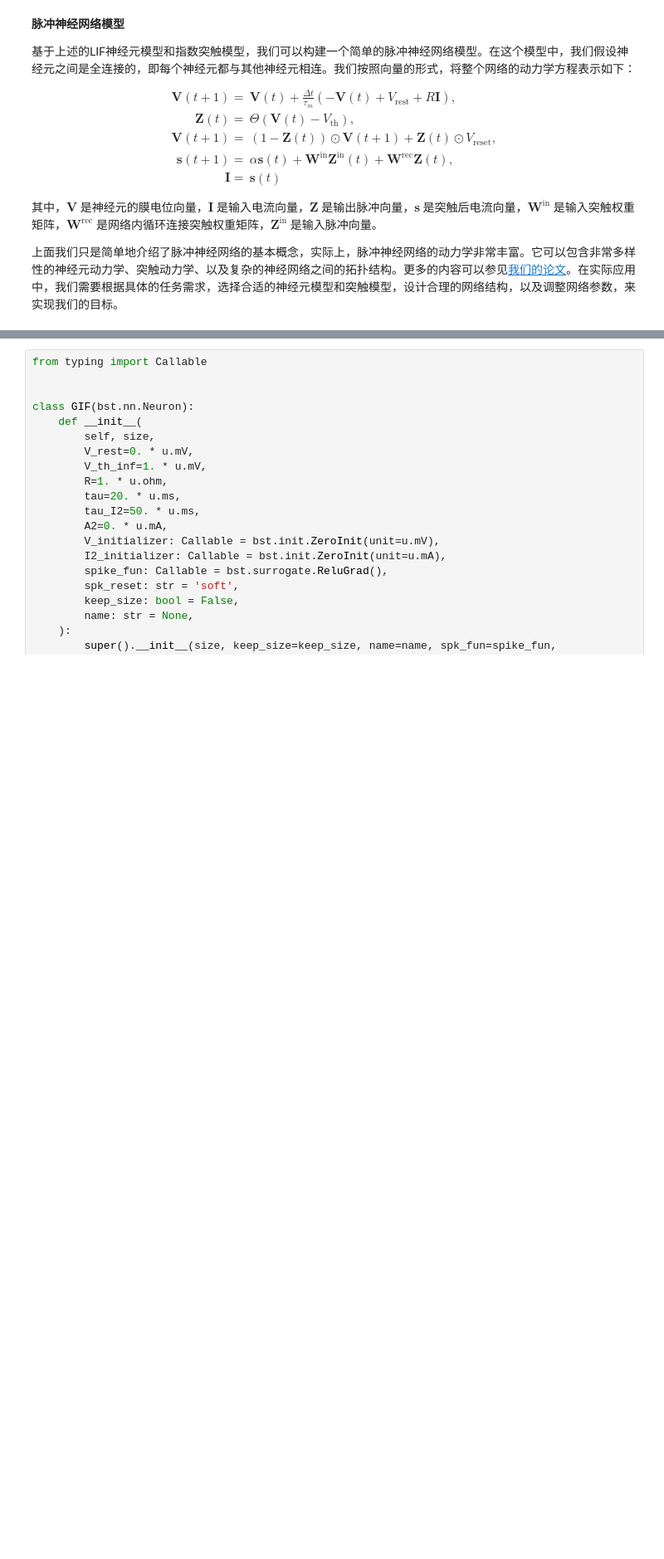
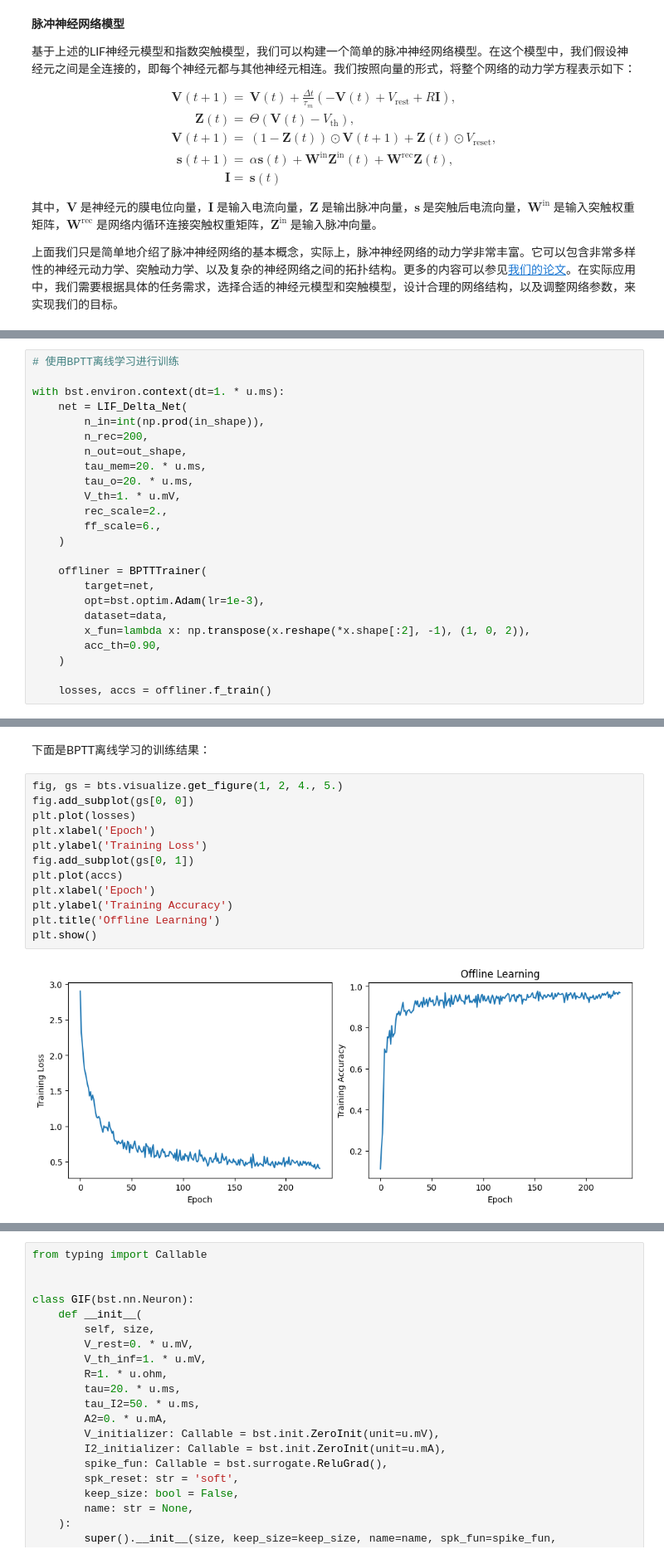
Before and after one commit to chaobrain/brainscale, a Jupyter notebook: docs/quickstart/snn_online_learning-zh.ipynb, the cells around one changed output, grey strips where cells are left out. Shown at 83% size. Saved outputs shown, nothing was run; the diff lists cells and outputs as text; blank space fills up the shorter version.

```diff
--- a/docs/quickstart/snn_online_learning-zh.ipynb
+++ b/docs/quickstart/snn_online_learning-zh.ipynb
@@ -95,0 +443,24 @@ $$
+# %%
+# 使用BPTT离线学习进行训练
+
+with bst.environ.context(dt=1. * u.ms):
+    net = LIF_Delta_Net(
+        n_in=int(np.prod(in_shape)),
+        n_rec=200,
+        n_out=out_shape,
+        tau_mem=20. * u.ms,
+        tau_o=20. * u.ms,
+        V_th=1. * u.mV,
+        rec_scale=2.,
+        ff_scale=6.,
+    )
+
+    offliner = BPTTTrainer(
+        target=net,
+        opt=bst.optim.Adam(lr=1e-3),
+        dataset=data,
+        x_fun=lambda x: np.transpose(x.reshape(*x.shape[:2], -1), (1, 0, 2)),
+        acc_th=0.90,
+    )
+
+    losses, accs = offliner.f_train()
@@ -95,0 +469,16 @@ $$
+# %% [markdown]
+下面是BPTT离线学习的训练结果：
+# %%
+fig, gs = bts.visualize.get_figure(1, 2, 4., 5.)
+fig.add_subplot(gs[0, 0])
+plt.plot(losses)
+plt.xlabel('Epoch')
+plt.ylabel('Training Loss')
+fig.add_subplot(gs[0, 1])
+plt.plot(accs)
+plt.xlabel('Epoch')
+plt.ylabel('Training Accuracy')
+plt.title('Offline Learning')
+plt.show()
+# %% [output]
+[figure, added]
```
Also changed, not shown: parts of 48 cells of this notebook, 12 other files.
